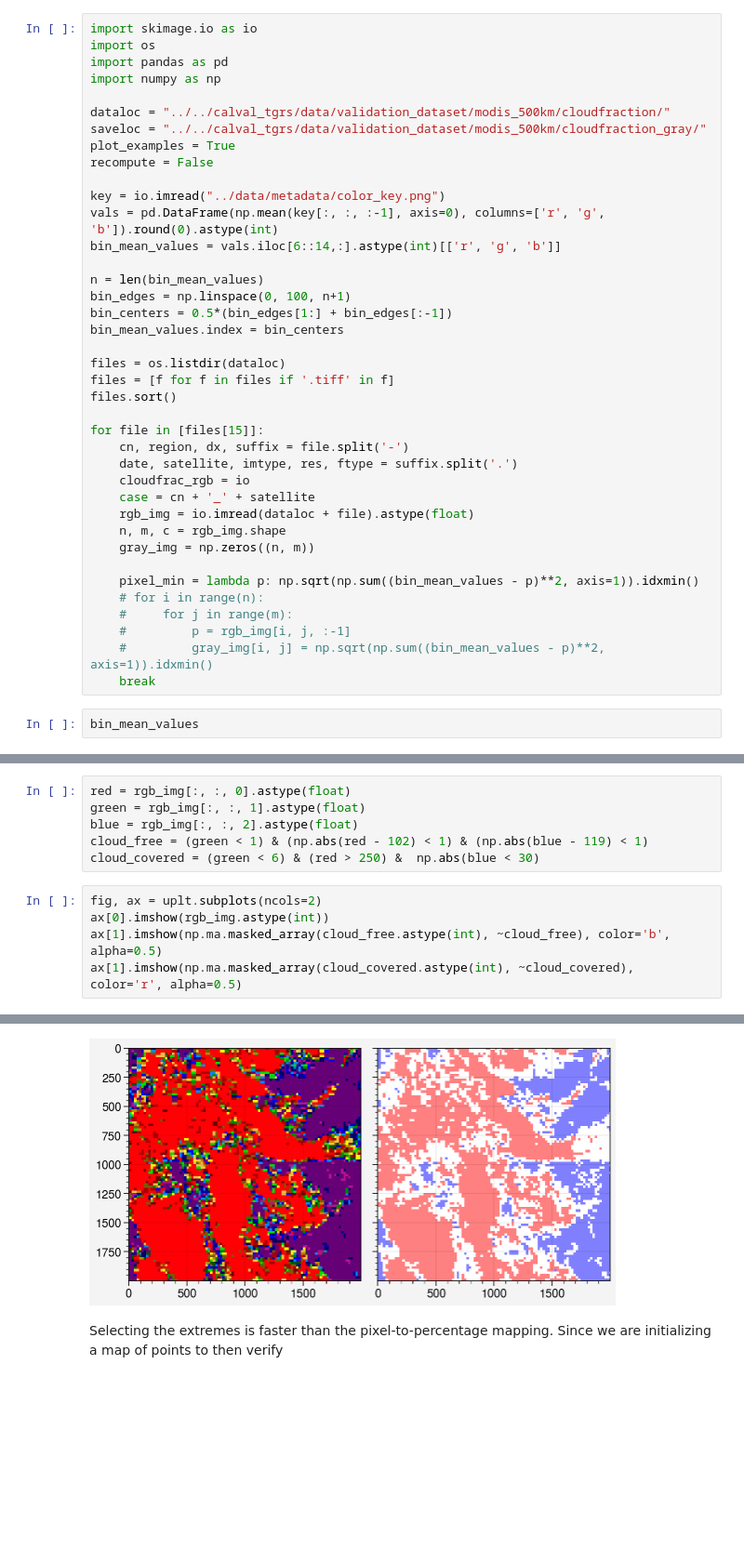
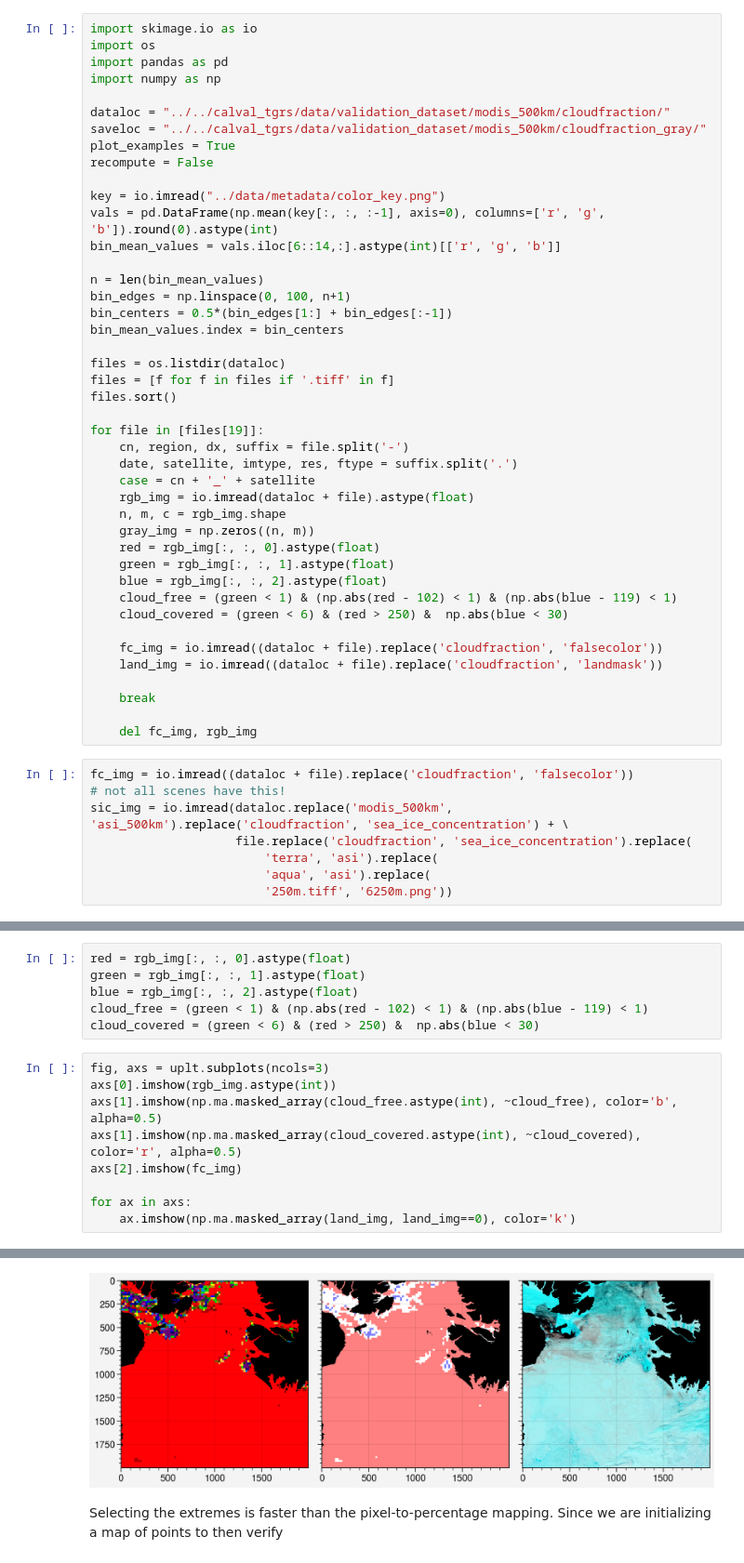
Before and after one commit to danielmwatkins/ice-floe-validation-dataset, a Jupyter notebook: notebooks/sub_scene_sampling.ipynb, the cells around one changed output, grey strips where cells are left out. Shown at 93% size. Cells and saved outputs as stored; diff of their text form; blank space fills up the shorter version.

```diff
--- a/notebooks/sub_scene_sampling.ipynb
+++ b/notebooks/sub_scene_sampling.ipynb
@@ -32,20 +32,30 @@ files = os.listdir(dataloc)
 files = [f for f in files if '.tiff' in f]
 files.sort()
 
-for file in [files[15]]:
+for file in [files[19]]:
     cn, region, dx, suffix = file.split('-')
     date, satellite, imtype, res, ftype = suffix.split('.')
-    cloudfrac_rgb = io
     case = cn + '_' + satellite
     rgb_img = io.imread(dataloc + file).astype(float)
     n, m, c = rgb_img.shape
     gray_img = np.zeros((n, m))
+    red = rgb_img[:, :, 0].astype(float)
+    green = rgb_img[:, :, 1].astype(float)
+    blue = rgb_img[:, :, 2].astype(float)
+    cloud_free = (green < 1) & (np.abs(red - 102) < 1) & (np.abs(blue - 119) < 1)
+    cloud_covered = (green < 6) & (red > 250) &  np.abs(blue < 30)
 
-    pixel_min = lambda p: np.sqrt(np.sum((bin_mean_values - p)**2, axis=1)).idxmin()
-    # for i in range(n):
-    #     for j in range(m):
-    #         p = rgb_img[i, j, :-1]
-    #         gray_img[i, j] = np.sqrt(np.sum((bin_mean_values - p)**2, axis=1)).idxmin()
+    fc_img = io.imread((dataloc + file).replace('cloudfraction', 'falsecolor'))
+    land_img = io.imread((dataloc + file).replace('cloudfraction', 'landmask'))
+
     break
+
+    del fc_img, rgb_img
 # %%
-bin_mean_values
+fc_img = io.imread((dataloc + file).replace('cloudfraction', 'falsecolor'))
+# not all scenes have this!
+sic_img = io.imread(dataloc.replace('modis_500km', 'asi_500km').replace('cloudfraction', 'sea_ice_concentration') + \
+                    file.replace('cloudfraction', 'sea_ice_concentration').replace(
+                        'terra', 'asi').replace(
+                        'aqua', 'asi').replace(
+                        '250m.tiff', '6250m.png'))
@@ -91,8 +99,12 @@ blue = rgb_img[:, :, 2].astype(float)
 cloud_free = (green < 1) & (np.abs(red - 102) < 1) & (np.abs(blue - 119) < 1)
 cloud_covered = (green < 6) & (red > 250) &  np.abs(blue < 30)
 # %%
-fig, ax = uplt.subplots(ncols=2)
-ax[0].imshow(rgb_img.astype(int))
-ax[1].imshow(np.ma.masked_array(cloud_free.astype(int), ~cloud_free), color='b', alpha=0.5)
-ax[1].imshow(np.ma.masked_array(cloud_covered.astype(int), ~cloud_covered), color='r', alpha=0.5)
+fig, axs = uplt.subplots(ncols=3)
+axs[0].imshow(rgb_img.astype(int))
+axs[1].imshow(np.ma.masked_array(cloud_free.astype(int), ~cloud_free), color='b', alpha=0.5)
+axs[1].imshow(np.ma.masked_array(cloud_covered.astype(int), ~cloud_covered), color='r', alpha=0.5)
+axs[2].imshow(fc_img)
+
+for ax in axs:
+    ax.imshow(np.ma.masked_array(land_img, land_img==0), color='k')
 # %% [output]
@@ -100,4 +111,4 @@ ax[1].imshow(np.ma.masked_array(cloud_covered.astype(int), ~cloud_covered), colo
-[figure, old version]
+[figure, new version]
 # %% [markdown]
 Selecting the extremes is faster than the pixel-to-percentage mapping. Since we are initializing a map of points to then verify
 # %% [markdown]
```
Also changed, not shown: parts of 22 cells of this notebook.
